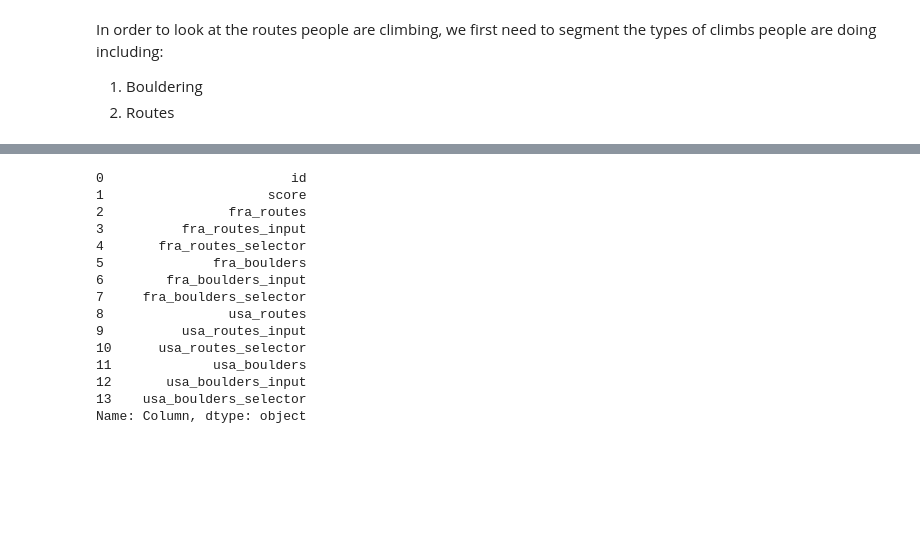
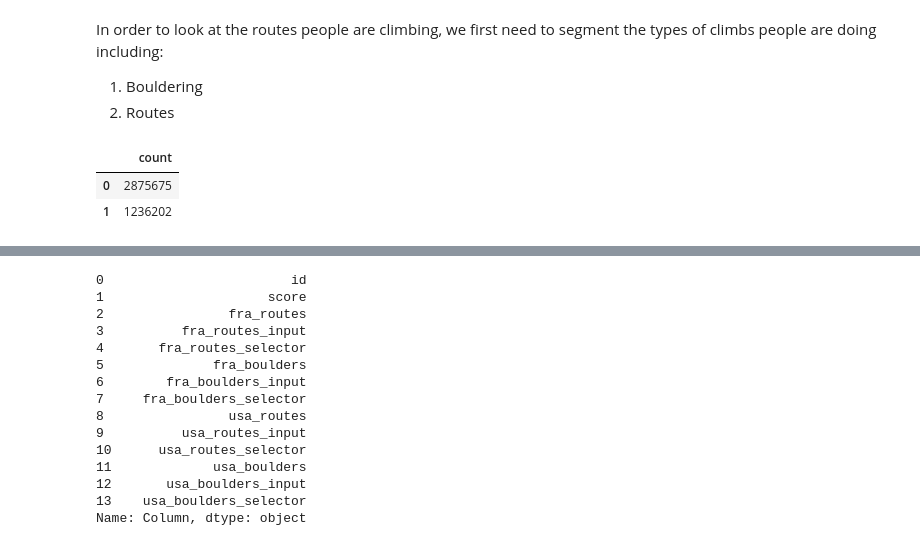
Before and after one commit to seanmperez/The-Rise-of-Climbing, a Jupyter notebook: Climbing Visualization 8a nu Dataset.ipynb, the cells around one changed output, grey strips where cells are left out. Cells and saved outputs as stored; diff of their text form; code cells hidden in the pictures; blank space fills up the shorter version.

```diff
--- a/Climbing Visualization 8a nu Dataset.ipynb
+++ b/Climbing Visualization 8a nu Dataset.ipynb
@@ -443,6 +446,17 @@ In order to look at the routes people are climbing, we first need to segment the
 
 1. Bouldering
 2. Routes
+# %%
+# Count how many ascents are boulders vs routes
+queryToDataframe("""
+SELECT COUNT(*) AS count
+FROM ascent
+GROUP BY climb_type
+""")
+# %% [output]
+|  | count |
+| 0 | 2875675 |
+| 1 | 1236202 |
 # %%
 queryToDataframe("""
 SELECT
```
Also changed, not shown: parts of 24 cells of this notebook.
